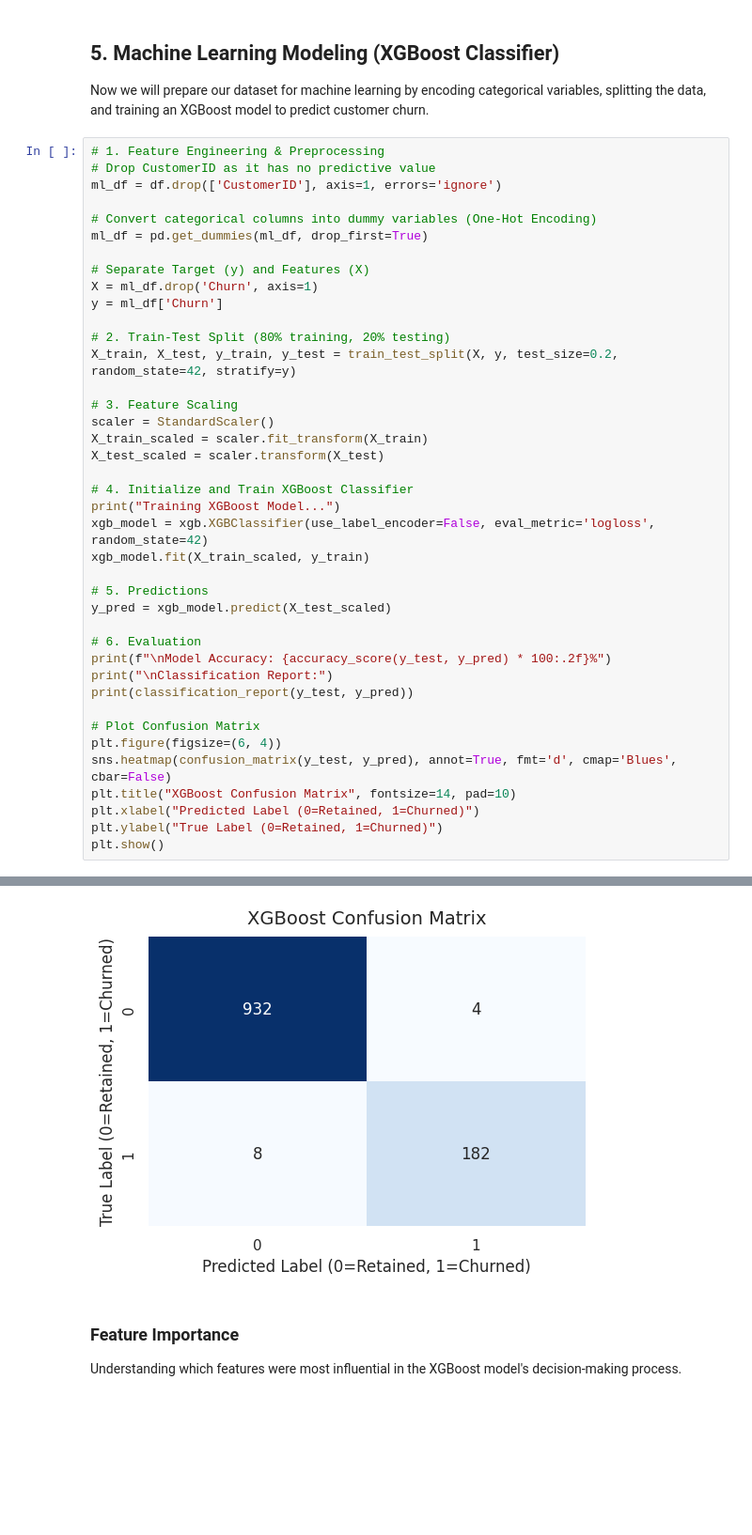
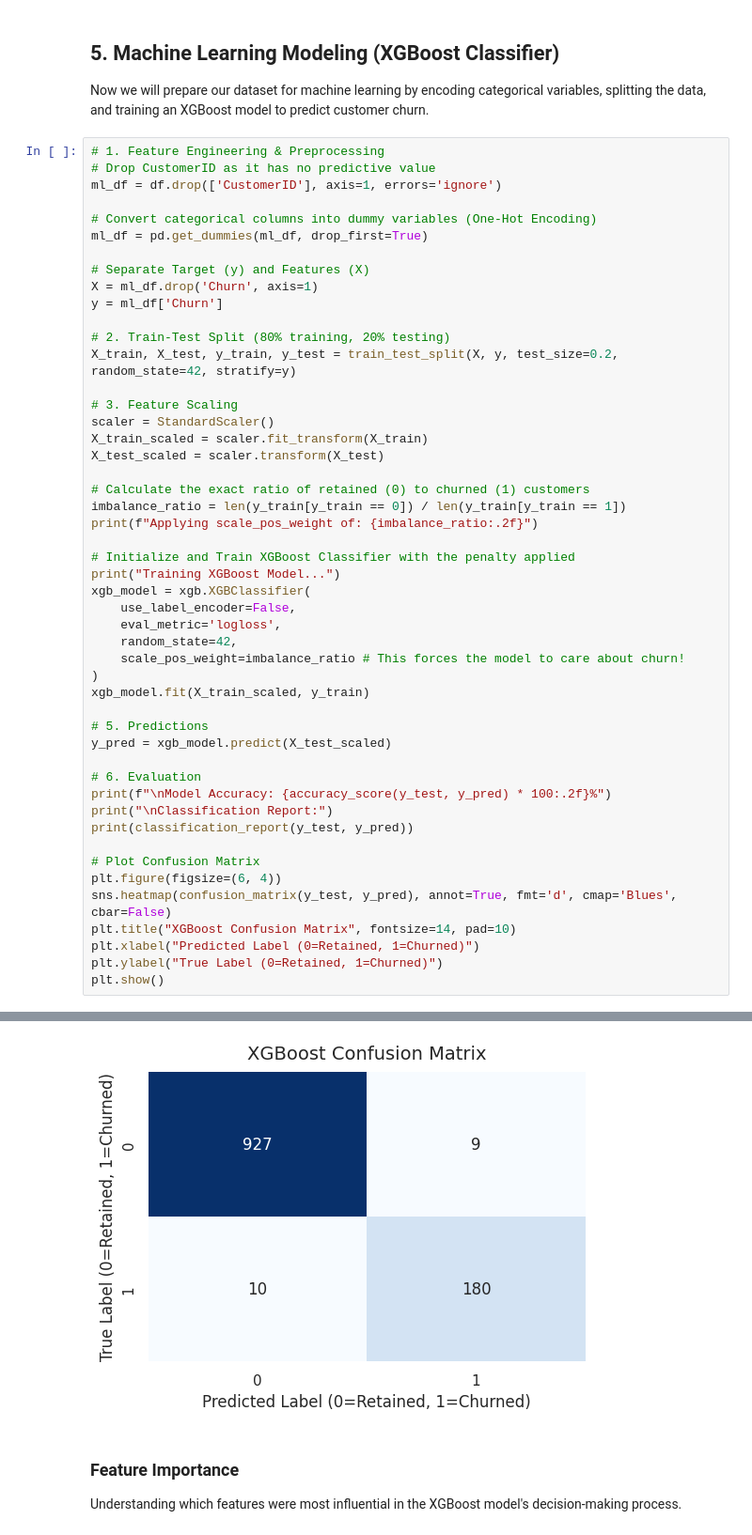
Before and after one commit to Nishant5261/Projects, a Jupyter notebook: Churn_Report/ecommerce_ml_pipeline.ipynb, the cells around one changed output, grey strips where cells are left out. Shown at 94% size. Drawn from its saved outputs; the diff is of its cells as text; blank space fills up the shorter version.

Commit message:
updated imbalance logic

```diff
--- a/Churn_Report/ecommerce_ml_pipeline.ipynb
+++ b/Churn_Report/ecommerce_ml_pipeline.ipynb
@@ -213,9 +211,18 @@ scaler = StandardScaler()
 X_train_scaled = scaler.fit_transform(X_train)
 X_test_scaled = scaler.transform(X_test)
 
-# 4. Initialize and Train XGBoost Classifier
+# Calculate the exact ratio of retained (0) to churned (1) customers
+imbalance_ratio = len(y_train[y_train == 0]) / len(y_train[y_train == 1])
+print(f"Applying scale_pos_weight of: {imbalance_ratio:.2f}")
+
+# Initialize and Train XGBoost Classifier with the penalty applied
 print("Training XGBoost Model...")
-xgb_model = xgb.XGBClassifier(use_label_encoder=False, eval_metric='logloss', random_state=42)
+xgb_model = xgb.XGBClassifier(
+    use_label_encoder=False,
+    eval_metric='logloss',
+    random_state=42,
+    scale_pos_weight=imbalance_ratio # This forces the model to care about churn!
+)
 xgb_model.fit(X_train_scaled, y_train)
 
 # 5. Predictions
@@ -250,4 +258,4 @@ weighted avg       0.99      0.99      0.99      1126
-[figure, old version]
+[figure, new version]
 # %% [markdown]
 ### Feature Importance
 Understanding which features were most influential in the XGBoost model's decision-making process.
```
Also changed, not shown: parts of 4 cells of this notebook, 1 other file.
